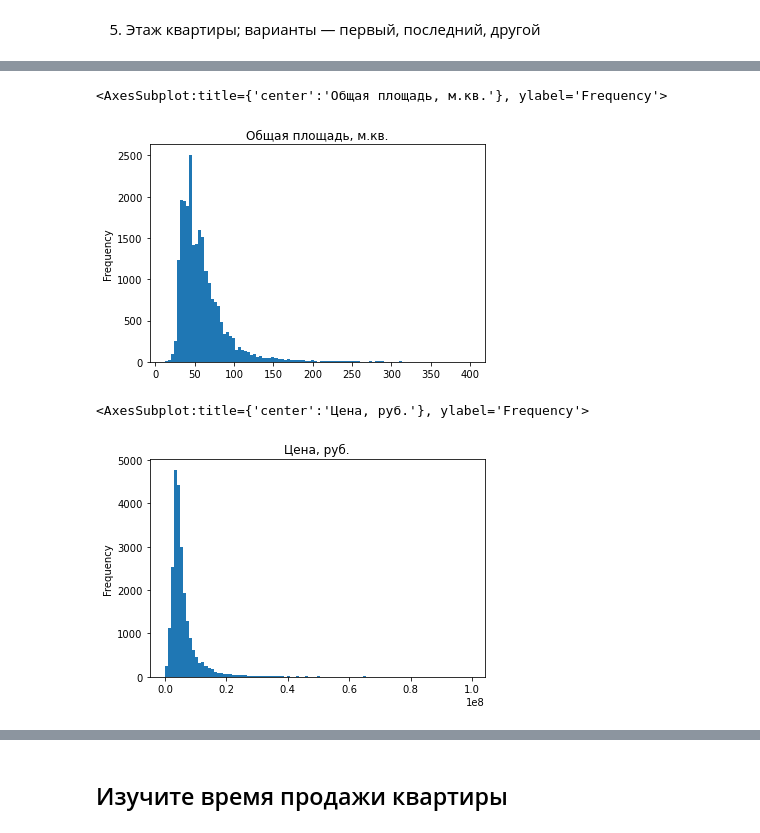
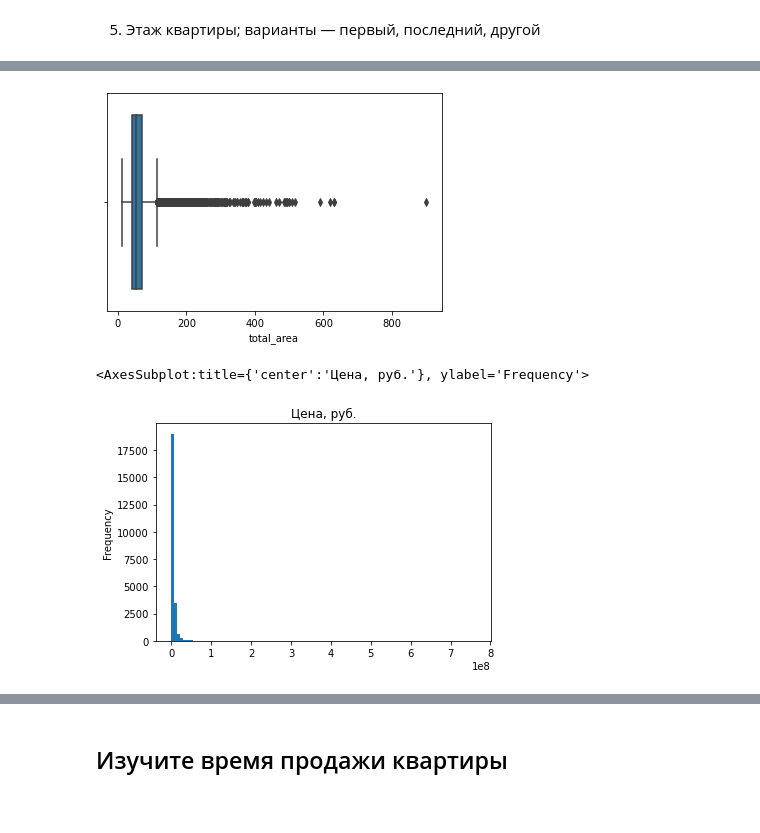
Before and after one commit to katbert5605/ya_project, a Jupyter notebook: ya_project_1.ipynb, the cells around one changed output, grey strips where cells are left out. Drawn from its saved outputs; the diff is of its cells as text; code cells hidden in the pictures.

```diff
--- a/ya_project_1.ipynb
+++ b/ya_project_1.ipynb
@@ -231,14 +208,12 @@ round(df_real_estate.describe(),2)
 # %%
-df_real_estate['total_area'][df_real_estate['total_area'] < 400].plot(kind = 'hist',
-                                         title = 'Общая площадь, м.кв.',
-                                         bins = 100)
+sns.boxplot(x = (df_real_estate['total_area']))
+plt.show()
 # %% [output]
-<AxesSubplot:title={'center':'Общая площадь, м.кв.'}, ylabel='Frequency'>
-[figure, old version]
+[figure, new version]
 # %%
-df_real_estate['last_price'][df_real_estate['last_price'] < 100000000].plot(kind = 'hist',
+df_real_estate['last_price'].plot(kind = 'hist',
                                          title = 'Цена, руб.',
                                          bins = 100)
 # %% [output]
 <AxesSubplot:title={'center':'Цена, руб.'}, ylabel='Frequency'>
-[figure, old version]
+[figure, new version]
```
Also changed, not shown: parts of 36 cells of this notebook.
